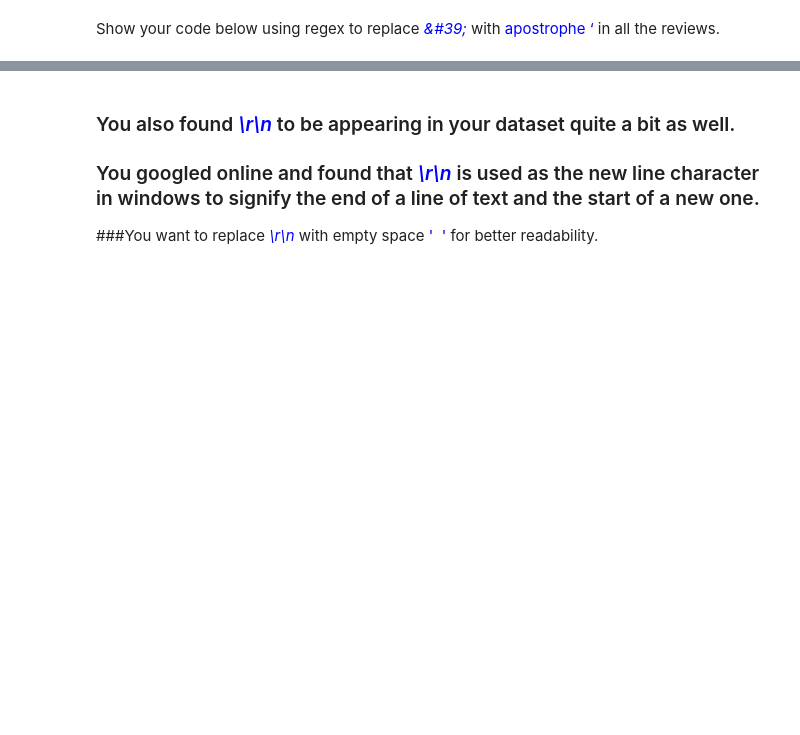
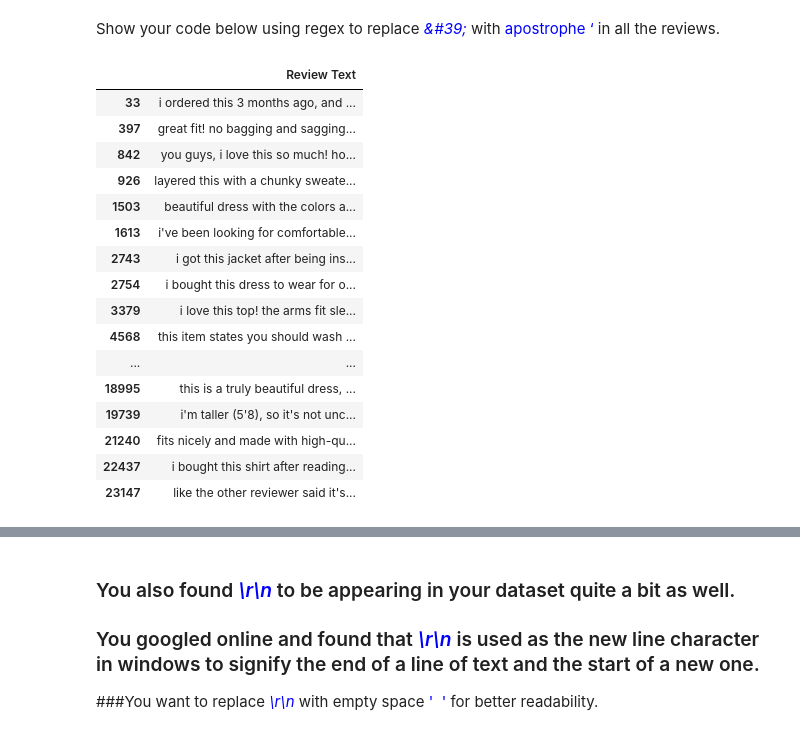
Before and after one commit to AngKokLeong/NLP-Implementation, a Jupyter notebook: 3114394F_Assessment_1.ipynb, the cells around one changed output, grey strips where cells are left out. Saved outputs shown, nothing was run; the diff lists cells and outputs as text; code cells hidden in the pictures; blank space fills up the shorter version.

```diff
--- a/3114394F_Assessment_1.ipynb
+++ b/3114394F_Assessment_1.ipynb
@@ -228,0 +343,20 @@ Show your code below using regex to replace <font color = 'blue'>*\&#39;*</font>
+# %%
+processed_review_data_without_new_line_dataframe
+# %% [output]
+|  | Review Text |
+| 33 | i ordered this 3 months ago, and ... |
+| 397 | great fit! no bagging and sagging... |
+| 842 | you guys, i love this so much! ho... |
+| 926 | layered this with a chunky sweate... |
+| 1503 | beautiful dress with the colors a... |
+| 1613 | i've been looking for comfortable... |
+| 2743 | i got this jacket after being ins... |
+| 2754 | i bought this dress to wear for o... |
+| 3379 | i love this top! the arms fit sle... |
+| 4568 | this item states you should wash ... |
+| ... | ... |
+| 18995 | this is a truly beautiful dress, ... |
+| 19739 | i'm taller (5'8), so it's not unc... |
+| 21240 | fits nicely and made with high-qu... |
+| 22437 | i bought this shirt after reading... |
+| 23147 | like the other reviewer said it's... |
```
Also changed, not shown: parts of 34 cells of this notebook.
